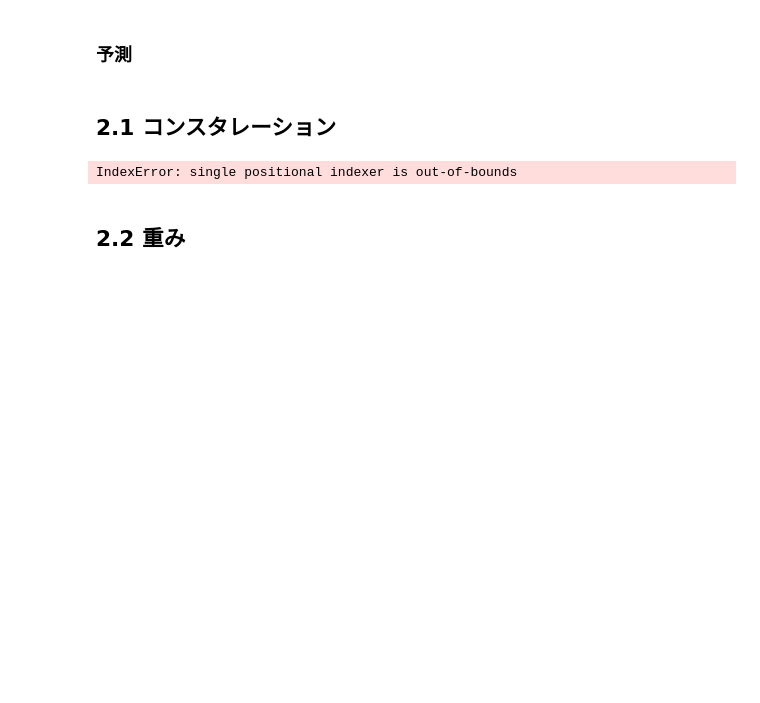
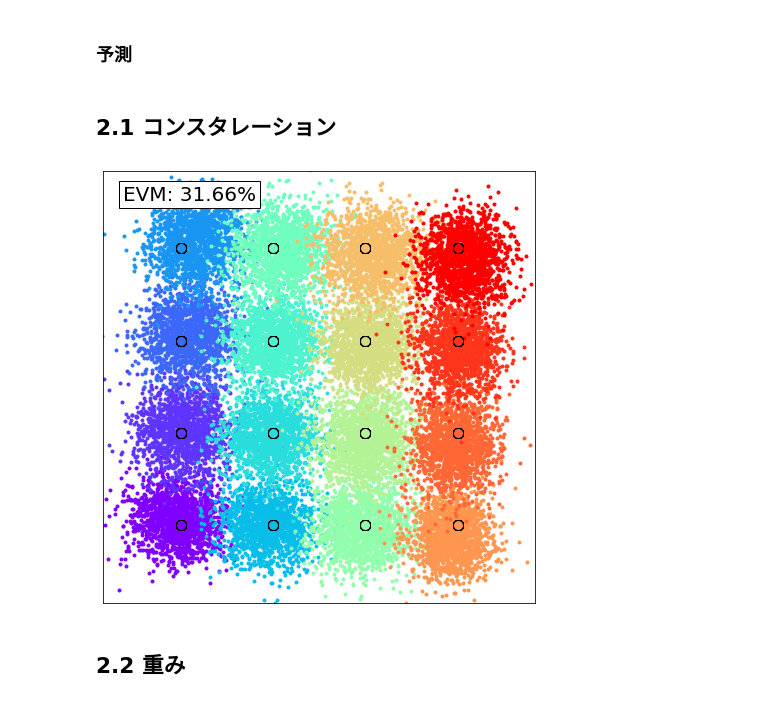
Before and after one commit to n-nooobu/masterthesis, a Jupyter notebook: src/visualize_ANN.ipynb, the cells around one changed output. Saved outputs shown, nothing was run; the diff lists cells and outputs as text; code cells hidden in the pictures; blank space fills up the shorter version.

```diff
--- a/src/visualize_ANN.ipynb
+++ b/src/visualize_ANN.ipynb
@@ -273,28 +274,28 @@ def display_constellation(tap, batch_size, neuron, epochs, lr, signal_info_model
                     left=False,
                     right=False,
                     top=False)
-    plt.subplots_adjust(left=0.05, bottom=0.05, right=0.95, top=0.95)
+    plt.subplots_adjust(left=0, bottom=0, right=1, top=1)
 # %%
-tap = 21
+tap = 201
 batch_size = 100
 neuron = 300
 epochs = 500
 lr = 0.001
 form = 'RZ16QAM'
 PdBm = 1
 Lmax = 2500
 
 #signal_info_model = {'signal_type': 'prbs', 'N': 17, 'itr': 1}
 #signal_info_model = {'signal_type': 'random', 'seed': 1234, 'bit_num': 100000}
 signal_info_model = {'signal_type': 'image', 'target_dir': 'train_0', 'step': 10, 'image_number': '0', 'ebtb': True}
 
-#signal_info_input = {'signal_type': 'prbs', 'N': 17, 'itr': 1}
+#signal_info_input = {'signal_type': 'prbs', 'N': 13, 'itr': 1}
 signal_info_input = {'signal_type': 'random', 'seed': 1234, 'bit_num': 100000}
 #signal_info_input = {'signal_type': 'image', 'target_dir': 'train_0', 'step': 10, 'image_number': '0', 'ebtb': True}
 
 display_constellation(tap, batch_size, neuron, epochs, lr, signal_info_model, signal_info_input, form, PdBm, Lmax)
 # %% [output]
-IndexError: single positional indexer is out-of-bounds
+[figure, added]
 # %% [markdown]
 ## 2.2 重み
 # %%
```
Also changed, not shown: parts of 13 cells of this notebook, 4 other files.
